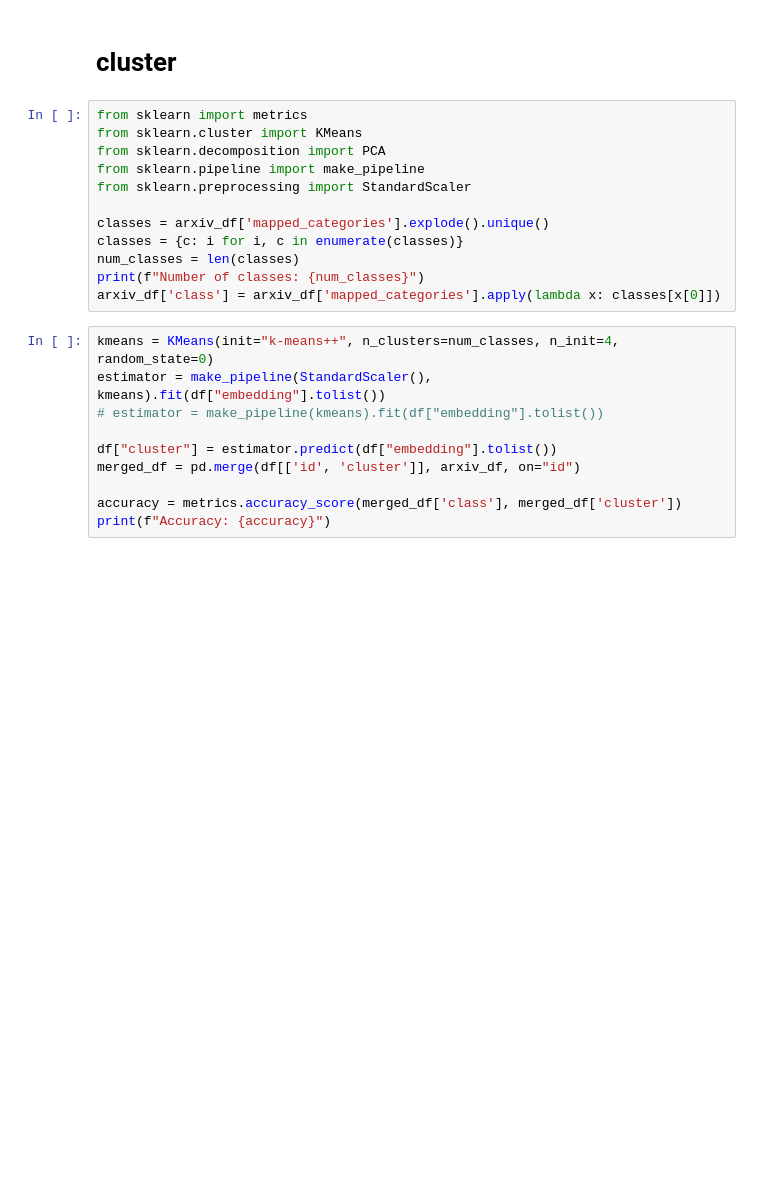
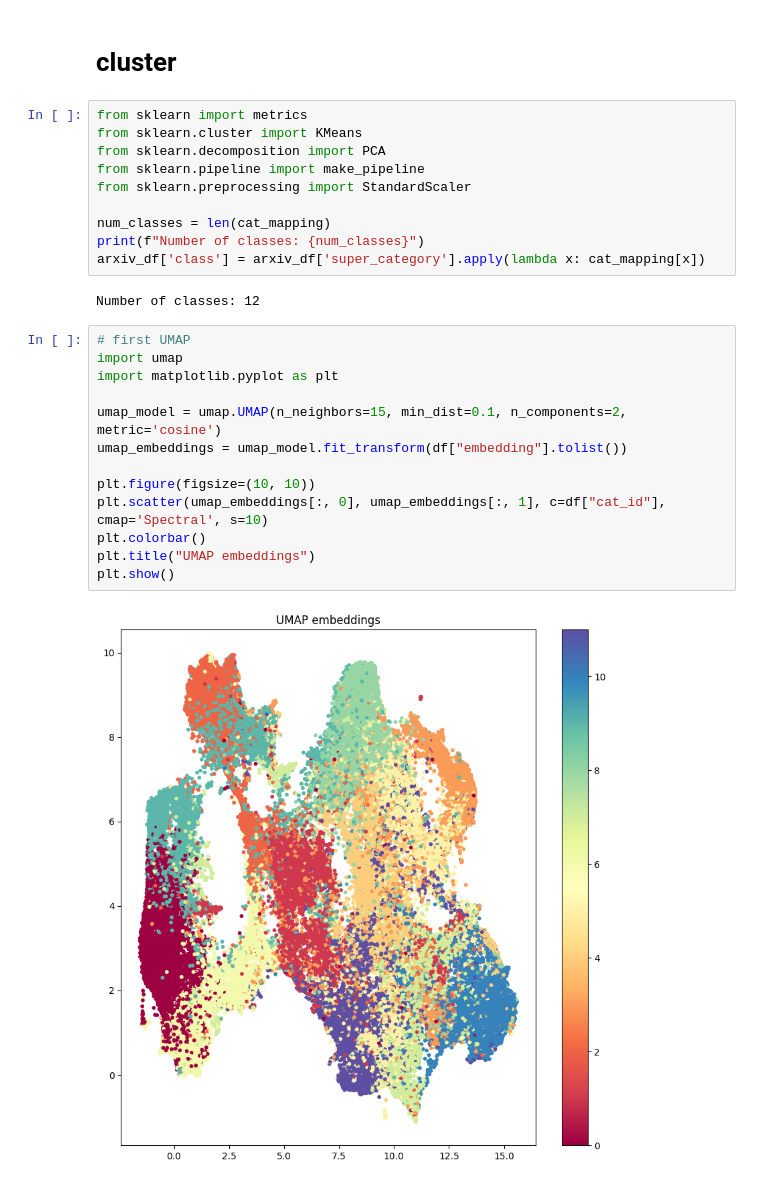
Before and after one commit to Gabriel9753/ArxivAbstractProject, a Jupyter notebook: src/embedded_data.ipynb, the cells around one changed output. Cells and saved outputs as stored; diff of their text form; blank space fills up the shorter version.

Commit message:
Add cluster results to notebook

```diff
--- a/src/embedded_data.ipynb
+++ b/src/embedded_data.ipynb
@@ -261,18 +293,23 @@ from sklearn.decomposition import PCA
 from sklearn.pipeline import make_pipeline
 from sklearn.preprocessing import StandardScaler
 
-classes = arxiv_df['mapped_categories'].explode().unique()
-classes = {c: i for i, c in enumerate(classes)}
-num_classes = len(classes)
+num_classes = len(cat_mapping)
 print(f"Number of classes: {num_classes}")
-arxiv_df['class'] = arxiv_df['mapped_categories'].apply(lambda x: classes[x[0]])
+arxiv_df['class'] = arxiv_df['super_category'].apply(lambda x: cat_mapping[x])
+# %% [output]
+Number of classes: 12
-# %%
-kmeans = KMeans(init="k-means++", n_clusters=num_classes, n_init=4, random_state=0)
-estimator = make_pipeline(StandardScaler(), kmeans).fit(df["embedding"].tolist())
-# estimator = make_pipeline(kmeans).fit(df["embedding"].tolist())
-
-df["cluster"] = estimator.predict(df["embedding"].tolist())
-merged_df = pd.merge(df[['id', 'cluster']], arxiv_df, on="id")
-
-accuracy = metrics.accuracy_score(merged_df['class'], merged_df['cluster'])
-print(f"Accuracy: {accuracy}")
+# %%
+# first UMAP
+import umap
+import matplotlib.pyplot as plt
+
+umap_model = umap.UMAP(n_neighbors=15, min_dist=0.1, n_components=2, metric='cosine')
+umap_embeddings = umap_model.fit_transform(df["embedding"].tolist())
+
+plt.figure(figsize=(10, 10))
+plt.scatter(umap_embeddings[:, 0], umap_embeddings[:, 1], c=df["cat_id"], cmap='Spectral', s=10)
+plt.colorbar()
+plt.title("UMAP embeddings")
+plt.show()
+# %% [output]
+[figure, added]
```
Also changed, not shown: parts of 9 cells of this notebook.
